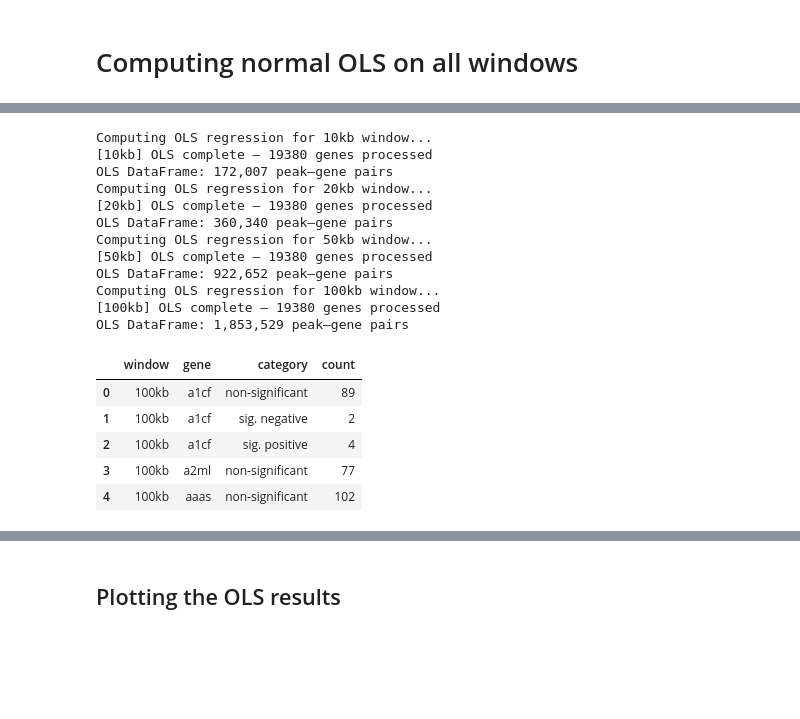
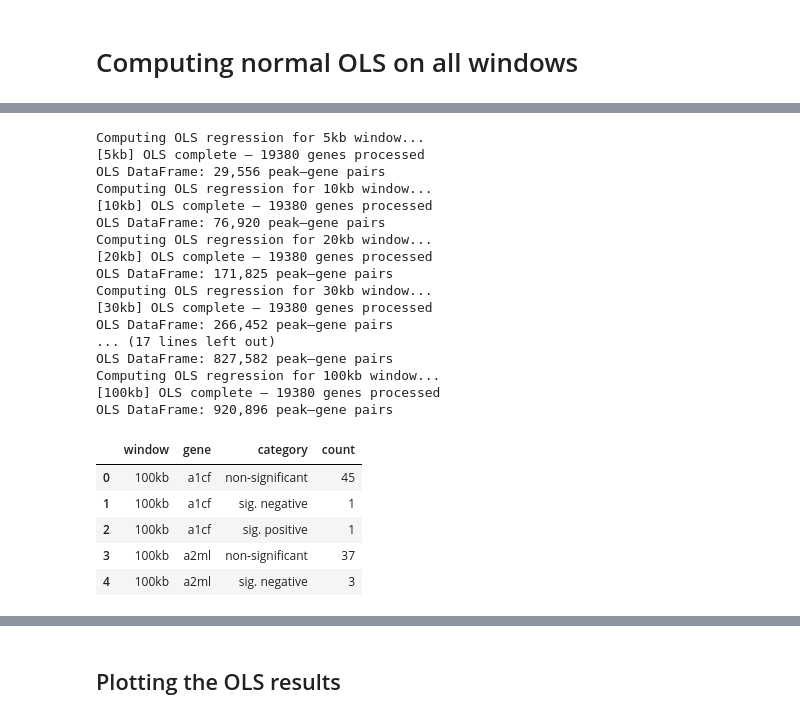
Before and after one commit to smin07/BA, a Jupyter notebook: notebooks/RNA_ATAC_ols_lm_ct_time.ipynb, the cells around one changed output, grey strips where cells are left out. Cells and saved outputs as stored; diff of their text form; code cells hidden in the pictures; blank space fills up the shorter version.

```diff
--- a/notebooks/RNA_ATAC_ols_lm_ct_time.ipynb
+++ b/notebooks/RNA_ATAC_ols_lm_ct_time.ipynb
@@ -7,10 +7,17 @@ import numpy as np
 
 pb_atac_ct_time = anndata.read_h5ad("/home/fgsasse_lrs_1/Downloads/BA/BA_data/Pseudobulks/ATAC/celltypes_times/agg_atac_ct_time.h5ad")
 pb_rna_ct_time = anndata.read_h5ad("/home/fgsasse_lrs_1/Downloads/BA/BA_data/Pseudobulks/RNA/celltypes_times/agg_rna_ct_time.h5ad")
-gene_peaks_10kb = pd.read_csv("/home/fgsasse_lrs_1/Downloads/BA/BA_data/TSS windows/gene_peak_assignments_10kb.csv")
-gene_peaks_20kb = pd.read_csv("/home/fgsasse_lrs_1/Downloads/BA/BA_data/TSS windows/gene_peak_assignments_20kb.csv")
-gene_peaks_50kb = pd.read_csv("/home/fgsasse_lrs_1/Downloads/BA/BA_data/TSS windows/gene_peak_assignments_50kb.csv")
-gene_peaks_100kb = pd.read_csv("/home/fgsasse_lrs_1/Downloads/BA/BA_data/TSS windows/gene_peak_assignments_100kb.csv")
+
+window_sizes = ["5kb", "10kb", "20kb", "30kb", "40kb", "50kb", "60kb", "70kb", "80kb", "90kb", "100kb"]
+base_path = "/home/fgsasse_lrs_1/Downloads/BA/BA_data/TSS windows/20 windows"
+
+gene_peaks_neg = {}
+for window in window_sizes:
+    gene_peaks_neg[window] = pd.read_csv(f"{base_path}/gene_peak_assignments_{window}_neg_upst.csv")
+
+gene_peaks_pos = {}
+for window in window_sizes:
+    gene_peaks_pos[window] = pd.read_csv(f"{base_path}/gene_peak_assignments_{window}_pos_downst.csv")
 # %%
 pb_atac_ct_time.obs_names.unique().size, pb_rna_ct_time.obs_names.unique().size
 # %% [output]
@@ -99,7 +87,7 @@ dtype: object
 196
 196
 # %%
-#computing OLS regression for all windows by loading the function from the src folder
+#computing OLS regression for all positive windows by loading the function from the src folder
 from pathlib import Path
 import sys
 
@@ -111,58 +99,58 @@ if str(src_path) not in sys.path:
 #import several functions from the src folder to classify peak-gene pairs and aggregate results
 from your_package.ols import (
     compute_peak_gene_ols,
     classify_peak_gene_pairs,
     aggregate_peak_gene_categories)
 
-ols_results = {}
-ols_dfs = {}
-agg_ols_dfs = {}
+ols_results_pos = {}
+ols_dfs_pos = {}
+agg_ols_dfs_pos = {}
 
-gene_peak_dict = {
-    "10kb": gene_peaks_10kb,
-    "20kb": gene_peaks_20kb,
-    "50kb": gene_peaks_50kb,
-    "100kb": gene_peaks_100kb,
-}
+gene_peak_dict_pos = {window: gene_peaks_pos[window] for window in window_sizes}
 
-window_label = ["10kb", "20kb", "50kb", "100kb"]
+window_label = ["5kb","10kb", "20kb", "30kb", "40kb", "50kb", "60kb", "70kb", "80kb", "90kb", "100kb"]
 
 for window in window_label:
 
     print(f"Computing OLS regression for {window} window...")
 
-    ols_results[window], ols_dfs[window] = compute_peak_gene_ols(
+    ols_results_pos[window], ols_dfs_pos[window] = compute_peak_gene_ols(
         rna_data=pb_rna_ct_time,
         atac_data=pb_atac_ct_time,
-        gene_peaks_df=gene_peak_dict[window],
+        gene_peaks_df=gene_peak_dict_pos[window],
         window_label=window,
     )
 
-    ols_dfs[window] = classify_peak_gene_pairs(
-        ols_dfs[window]
+    ols_dfs_pos[window] = classify_peak_gene_pairs(
+        ols_dfs_pos[window]
     )
 
-    agg_ols_dfs[window] = aggregate_peak_gene_categories(
-        ols_dfs[window]
+    agg_ols_dfs_pos[window] = aggregate_peak_gene_categories(
+        ols_dfs_pos[window]
     )
 
-agg_ols_dfs[window].head()
+agg_ols_dfs_pos[window].head()
 # %% [output]
+Computing OLS regression for 5kb window...
+[5kb] OLS complete — 19380 genes processed
+OLS DataFrame: 29,556 peak–gene pairs
 Computing OLS regression for 10kb window...
 [10kb] OLS complete — 19380 genes processed
-OLS DataFrame: 172,007 peak–gene pairs
+OLS DataFrame: 76,920 peak–gene pairs
 Computing OLS regression for 20kb window...
 [20kb] OLS complete — 19380 genes processed
-OLS DataFrame: 360,340 peak–gene pairs
-Computing OLS regression for 50kb window...
-[50kb] OLS complete — 19380 genes processed
-OLS DataFrame: 922,652 peak–gene pairs
+OLS DataFrame: 171,825 peak–gene pairs
+Computing OLS regression for 30kb window...
+[30kb] OLS complete — 19380 genes processed
+OLS DataFrame: 266,452 peak–gene pairs
+... (17 lines left out)
+OLS DataFrame: 827,582 peak–gene pairs
 Computing OLS regression for 100kb window...
 [100kb] OLS complete — 19380 genes processed
-OLS DataFrame: 1,853,529 peak–gene pairs
+OLS DataFrame: 920,896 peak–gene pairs
 |  | window | gene | category | count |
-| 0 | 100kb | a1cf | non-significant | 89 |
-| 1 | 100kb | a1cf | sig. negative | 2 |
-| 2 | 100kb | a1cf | sig. positive | 4 |
-| 3 | 100kb | a2ml | non-significant | 77 |
-| 4 | 100kb | aaas | non-significant | 102 |
+| 0 | 100kb | a1cf | non-significant | 45 |
+| 1 | 100kb | a1cf | sig. negative | 1 |
+| 2 | 100kb | a1cf | sig. positive | 1 |
+| 3 | 100kb | a2ml | non-significant | 37 |
+| 4 | 100kb | a2ml | sig. negative | 3 |
```
Also changed, not shown: parts of 13 cells of this notebook, 3 other files.
